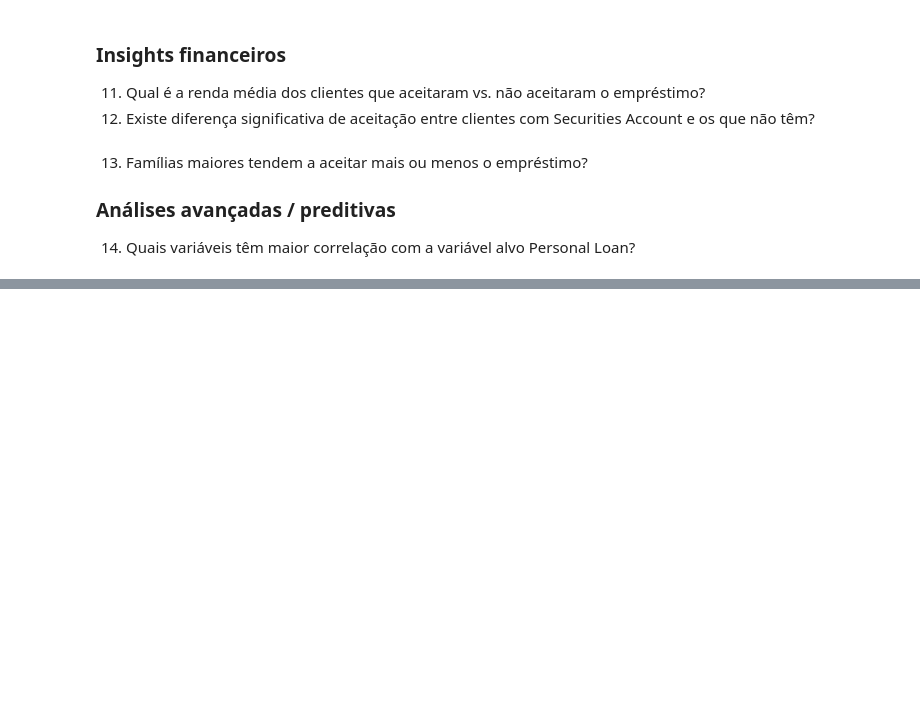
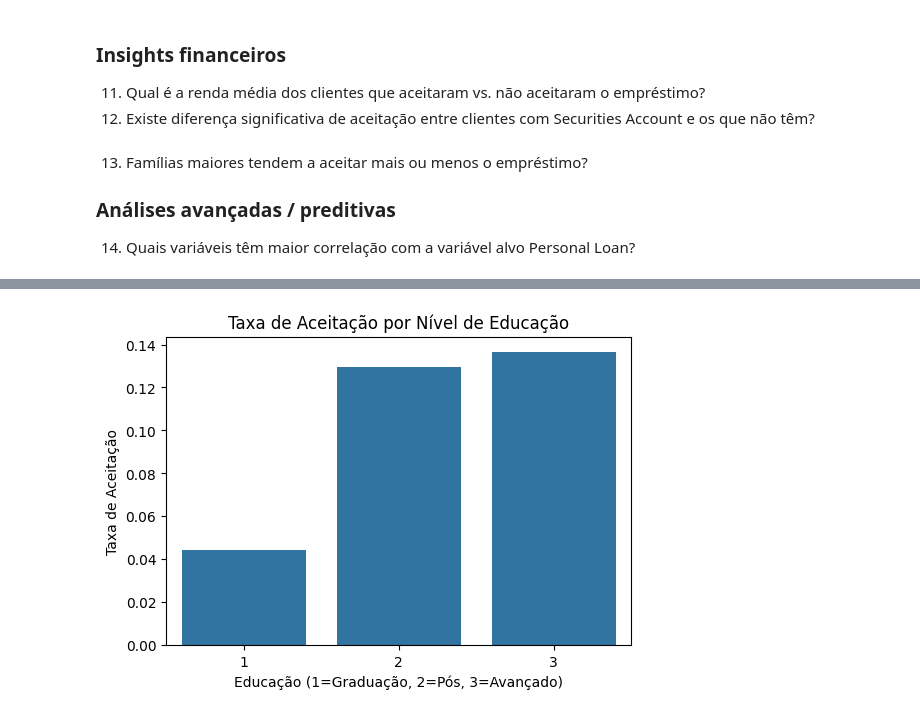
Before and after one commit to mrxcao/ADA-Estatistica1, a Jupyter notebook: main.ipynb, the cells around one changed output, grey strips where cells are left out. Saved outputs shown, nothing was run; the diff lists cells and outputs as text; code cells hidden in the pictures; blank space fills up the shorter version.

```diff
--- a/main.ipynb
+++ b/main.ipynb
@@ -115,0 +268,9 @@ memory usage: 547.0+ KB
+# %%
+plt.figure(figsize=(6,4))
+sns.barplot(x=taxa_educacao.index, y=taxa_educacao.values)
+plt.title("Taxa de Aceitação por Nível de Educação")
+plt.xlabel("Educação (1=Graduação, 2=Pós, 3=Avançado)")
+plt.ylabel("Taxa de Aceitação")
+plt.show()
+# %% [output]
+[figure, added]
```
Also changed, not shown: parts of 20 cells of this notebook.
